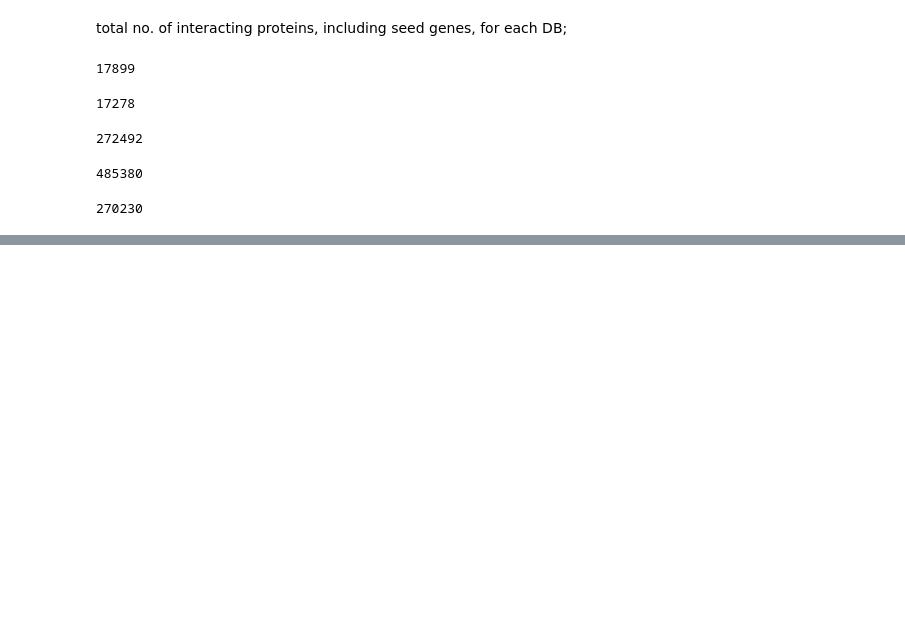
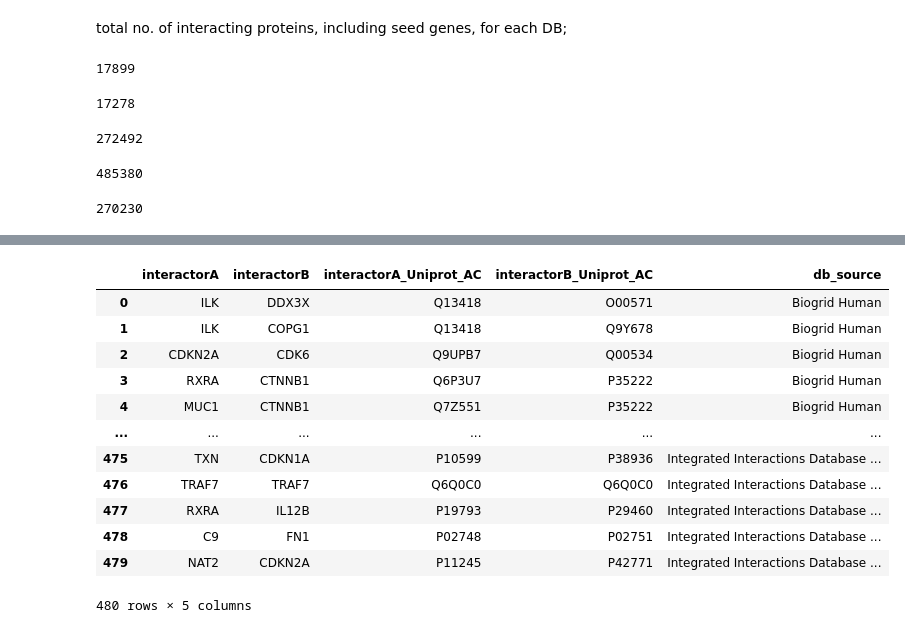
Before and after one commit to giuliacassara/Malignant-Mesothelioma, a Jupyter notebook: Analysis.ipynb, the cells around one changed output, grey strips where cells are left out. Cells and saved outputs as stored; diff of their text form; code cells hidden in the pictures; blank space fills up the shorter version.

Commit message:
Build seed genes interactome

```diff
--- a/Analysis.ipynb
+++ b/Analysis.ipynb
@@ -647,0 +791,17 @@ print(len(uniquesyms))
+# %%
+interactome_seed = pd.read_csv("seed_genes_interactome.tsv", sep = '\t')
+interactome_seed.drop(['Unnamed: 0'], axis = 1)
+# %% [output]
+|  | interactorA | interactorB | interactorA_Uniprot_AC | interactorB_Uniprot_AC | db_source |
+| 0 | ILK | DDX3X | Q13418 | O00571 | Biogrid Human |
+| 1 | ILK | COPG1 | Q13418 | Q9Y678 | Biogrid Human |
+| 2 | CDKN2A | CDK6 | Q9UPB7 | Q00534 | Biogrid Human |
+| 3 | RXRA | CTNNB1 | Q6P3U7 | P35222 | Biogrid Human |
+| 4 | MUC1 | CTNNB1 | Q7Z551 | P35222 | Biogrid Human |
+| ... | ... | ... | ... | ... | ... |
+| 475 | TXN | CDKN1A | P10599 | P38936 | Integrated Interactions Database ... |
+| 476 | TRAF7 | TRAF7 | Q6Q0C0 | Q6Q0C0 | Integrated Interactions Database ... |
+| 477 | RXRA | IL12B | P19793 | P29460 | Integrated Interactions Database ... |
+| 478 | C9 | FN1 | P02748 | P02751 | Integrated Interactions Database ... |
+| 479 | NAT2 | CDKN2A | P11245 | P42771 | Integrated Interactions Database ... |
+480 rows × 5 columns
```
Also changed, not shown: parts of 14 cells of this notebook, 1 other file.
